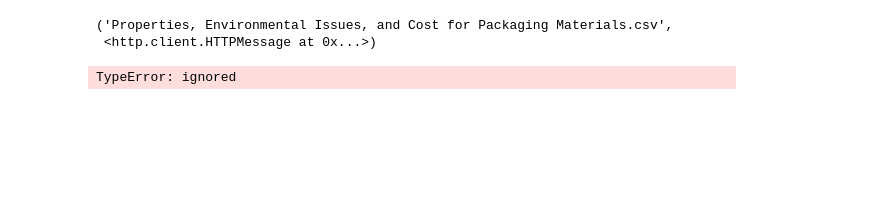
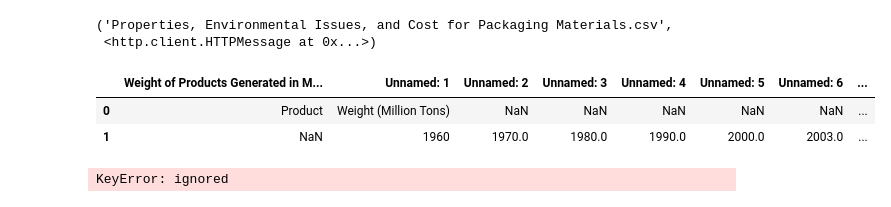
Before and after one commit to khagerthey/VIS1, a Jupyter notebook: Merging_Sources.ipynb, the cells around one changed output. Drawn from its saved outputs; the diff is of its cells as text; code cells hidden in the pictures; blank space fills up the shorter version.

```diff
--- a/Merging_Sources.ipynb
+++ b/Merging_Sources.ipynb
@@ -72,4 +87,13 @@ dat=pd.read_csv=('Properties, Environmental Issues, and Cost for Packaging Mater
+# %%
+dat=pd.read_csv('https://raw.githubusercontent.com/khagerthey/VIS1/main/Properties%2C%20Environmental%20Issues%2C%20and%20Cost%20for%20Packaging%20Materials%20(1).csv')
+# %%
+#dat.dtypes
+dat.head(2)
+# %% [output]
+|  | Weight of Products Generated in M... | Unnamed: 1 | Unnamed: 2 | Unnamed: 3 | Unnamed: 4 | Unnamed: 5 | Unnamed: 6 | ... |
+| 0 | Product | Weight (Million Tons) | NaN | NaN | NaN | NaN | NaN | ... |
+| 1 | NaN | 1960 | 1970.0 | 1980.0 | 1990.0 | 2000.0 | 2003.0 | ... |
 # %%
 dat[["Product Characteristics/Food Compatibility","Cost"]][0:3]
 # %% [output]
-TypeError: ignored
+KeyError: ignored
```
Also changed, not shown: parts of 6 cells of this notebook.
